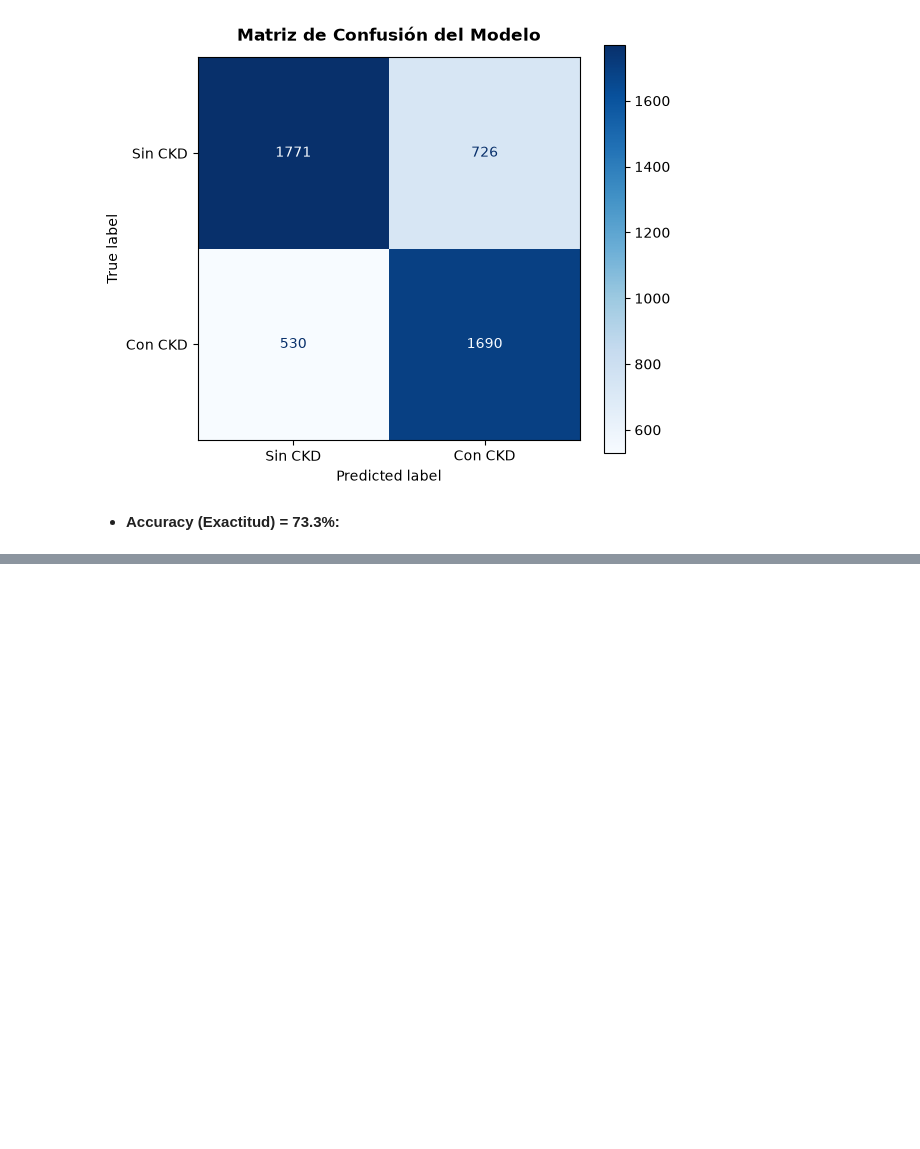
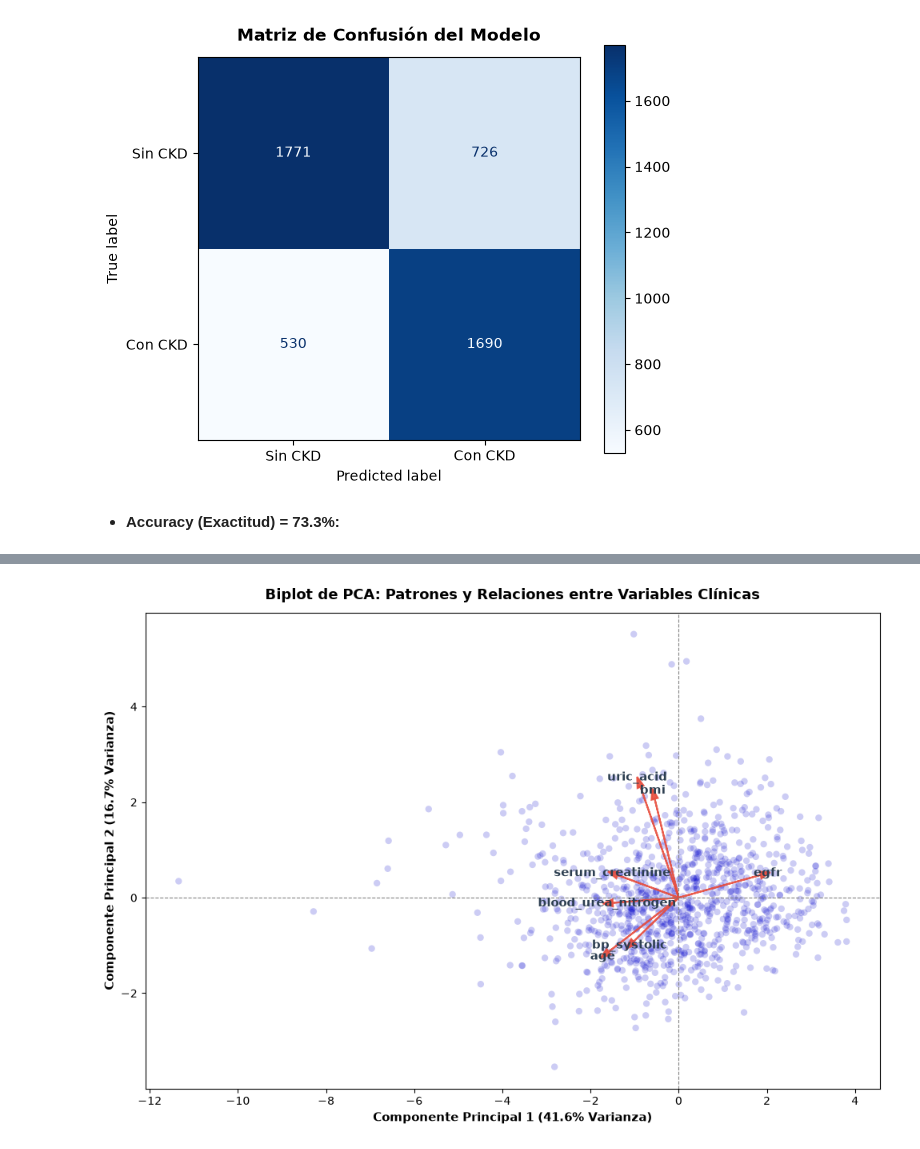
Before and after one commit to tincho1102/TpEspecialFundamentos, a Jupyter notebook: analisis.ipynb, the cells around one changed output, grey strips where cells are left out. Cells and saved outputs as stored; diff of their text form; code cells hidden in the pictures; blank space fills up the shorter version.

```diff
--- a/analisis.ipynb
+++ b/analisis.ipynb
@@ -747,0 +764,78 @@ Mientras que el nivel socioeconómico, el sexo y el tabaquismo no aportan un efe
+# %%
+# PREPARACIÓN DE DATOS
+# Seleccionamos solo variables cuantitativas continuas relevantes
+cols_pca = [
+    "age",
+    "bmi",
+    "bp_systolic",
+    "serum_creatinine",
+    "blood_urea_nitrogen",
+    "uric_acid",
+    "egfr"
+]
+
+# Limpiamos nulos en estas columnas
+df_pca = df.dropna(subset=cols_pca).copy()
+
+# ESTANDARIZACIÓN (Z-Score)
+scaler = StandardScaler()
+X_scaled = scaler.fit_transform(df_pca[cols_pca])
+
+# AJUSTE DE PCA (2 Componentes para visualizar bien)
+pca = PCA(n_components=2)
+componentes = pca.fit_transform(X_scaled)
+
+# Porcentaje de varianza explicada. Aca lo hicimos con 2 componentes, pero mas abajo hacemos una tabla con mas, y con un elbow plot
+var_explicada = pca.explained_variance_ratio_ * 100
+print(f"Varianza explicada por PC1: {var_explicada[0]:.2f}%")
+print(f"Varianza explicada por PC2: {var_explicada[1]:.2f}%")
+print(f"Varianza acumulada (PC1 + PC2): {sum(var_explicada):.2f}%")
+
+# BIPLOT (muestras y vectores de variables)
+fig, ax = plt.subplots(figsize=(10, 7))
+
+# Graficamos solo una muestra de los puntos para evitar que se sature visualmente
+# Seleccionamos una muestra aleatoria de 1000 puntos del total del dataset. Se hace para evitar que el gráfico se sature
+df_sample_idx = np.random.choice(componentes.shape[0], size=1000, replace=False)
+ax.scatter(
+    componentes[df_sample_idx, 0],
+    componentes[df_sample_idx, 1],
+    alpha=0.2,
+    c="#0000CC",
+    edgecolors="none"
+)
+
+# aca se dibujan los vectores de las variables
+coefs = pca.components_
+escala_flechas = 3.5
+
+for i, feature in enumerate(cols_pca):
+    ax.arrow(
+        0, 0,
+        coefs[0, i] * escala_flechas,
+        coefs[1, i] * escala_flechas,
+        color="#e74c3c",
+        alpha=0.9,
+        head_width=0.15,
+        lw=1.5
+    )
+    ax.text(
+        coefs[0, i] * (escala_flechas + 0.3),
+        coefs[1, i] * (escala_flechas + 0.3),
+        feature,
+        color="#2c3e50",
+        ha="center",
+        va="center",
+        fontsize=11,
+        fontweight="bold"
+    )
+
+ax.axhline(0, color="gray", linestyle="--", linewidth=0.8)
+ax.axvline(0, color="gray", linestyle="--", linewidth=0.8)
+ax.set_xlabel(f"Componente Principal 1 ({var_explicada[0]:.1f}% Varianza)", fontsize=11, fontweight="bold")
+ax.set_ylabel(f"Componente Principal 2 ({var_explicada[1]:.1f}% Varianza)", fontsize=11, fontweight="bold")
+ax.set_title("Biplot de PCA: Patrones y Relaciones entre Variables Clínicas", fontsize=13, fontweight="bold", pad=12)
+
+plt.tight_layout()
+plt.show()
+# %% [output]
@@ -747,0 +845 @@ Mientras que el nivel socioeconómico, el sexo y el tabaquismo no aportan un efe
+[figure, added]
```
Also changed, not shown: parts of 17 cells of this notebook.
